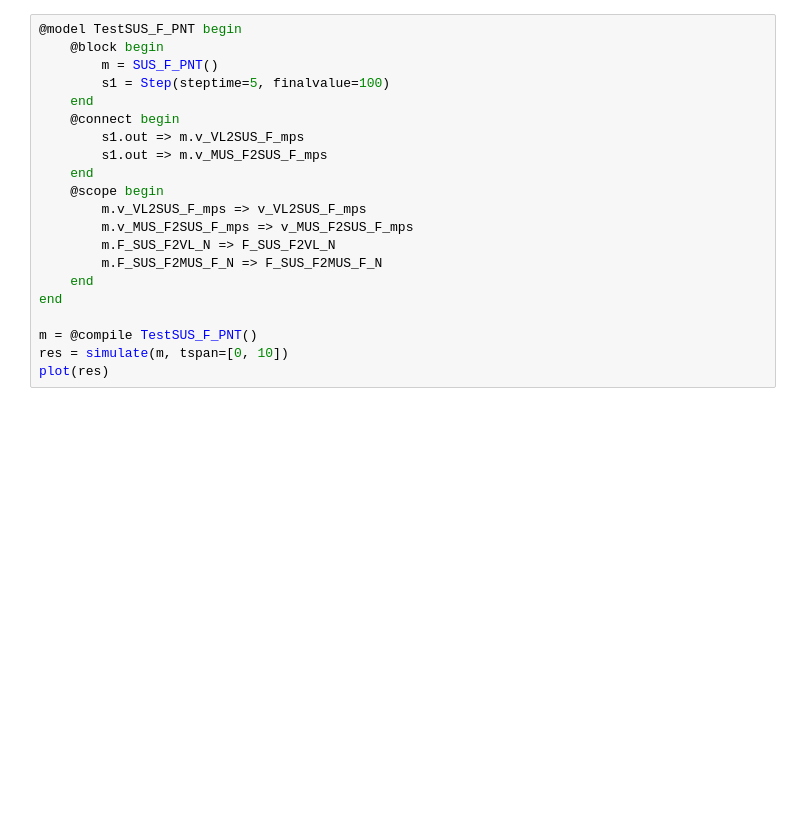
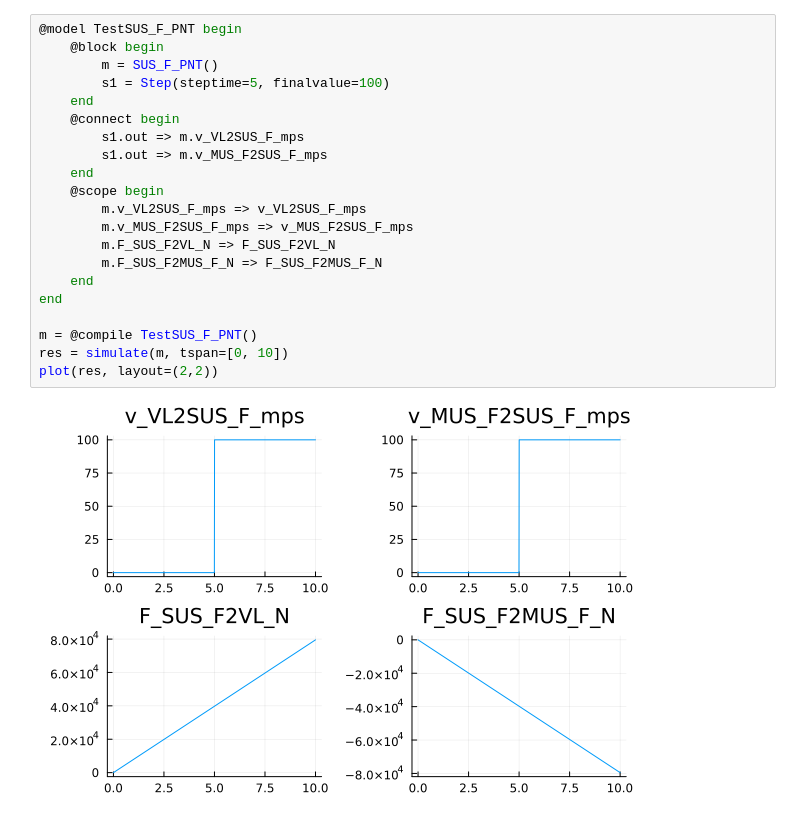
Before and after one commit to rellab/JuliaMBD-experiment, a Jupyter notebook: SUS_F_PNT.ipynb, the cells around one changed output. Saved outputs shown, nothing was run; the diff lists cells and outputs as text; blank space fills up the shorter version.

```diff
--- a/SUS_F_PNT.ipynb
+++ b/SUS_F_PNT.ipynb
@@ -57,21 +74,23 @@ end
 # %%
 @model TestSUS_F_PNT begin
     @block begin
         m = SUS_F_PNT()
         s1 = Step(steptime=5, finalvalue=100)
     end
     @connect begin
         s1.out => m.v_VL2SUS_F_mps
         s1.out => m.v_MUS_F2SUS_F_mps
     end
     @scope begin
         m.v_VL2SUS_F_mps => v_VL2SUS_F_mps
         m.v_MUS_F2SUS_F_mps => v_MUS_F2SUS_F_mps
         m.F_SUS_F2VL_N => F_SUS_F2VL_N
         m.F_SUS_F2MUS_F_N => F_SUS_F2MUS_F_N
     end
 end
 
 m = @compile TestSUS_F_PNT()
 res = simulate(m, tspan=[0, 10])
-plot(res)
+plot(res, layout=(2,2))
+# %% [output]
+[figure, added]
```
Also changed, not shown: parts of 7 cells of this notebook, 4 other files.
